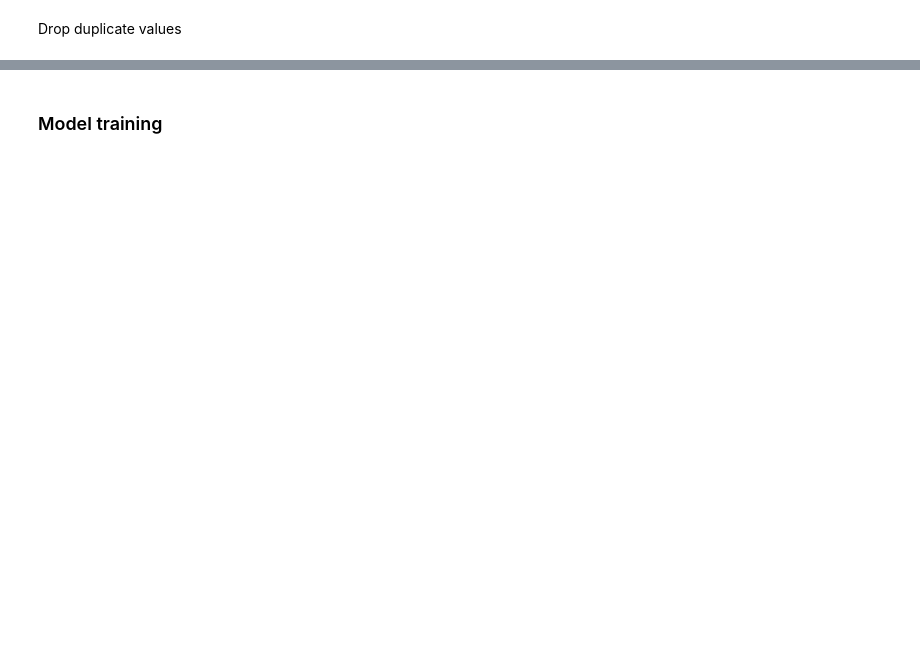
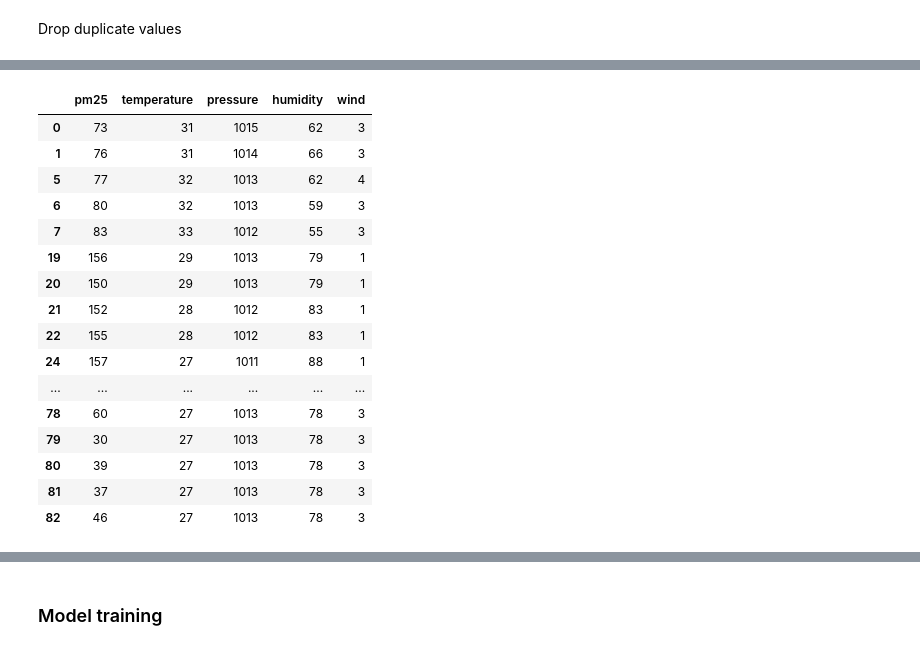
Before and after one commit to joboy-dev/AQI-Project, a Jupyter notebook: ML/aqi.ipynb, the cells around one changed output, grey strips where cells are left out. Saved outputs shown, nothing was run; the diff lists cells and outputs as text; code cells hidden in the pictures; blank space fills up the shorter version.

```diff
--- a/ML/aqi.ipynb
+++ b/ML/aqi.ipynb
@@ -112,0 +106,24 @@ df
+# %%
+df = df[df['temperature'] != '-' ]
+df = df[df['pressure'] != '-' ]
+df = df[df['humidity'] != '-' ]
+df = df[df['wind'] != '-' ]
+df
+# %% [output]
+|  | pm25 | temperature | pressure | humidity | wind |
+| 0 | 73 | 31 | 1015 | 62 | 3 |
+| 1 | 76 | 31 | 1014 | 66 | 3 |
+| 5 | 77 | 32 | 1013 | 62 | 4 |
+| 6 | 80 | 32 | 1013 | 59 | 3 |
+| 7 | 83 | 33 | 1012 | 55 | 3 |
+| 19 | 156 | 29 | 1013 | 79 | 1 |
+| 20 | 150 | 29 | 1013 | 79 | 1 |
+| 21 | 152 | 28 | 1012 | 83 | 1 |
+| 22 | 155 | 28 | 1012 | 83 | 1 |
+| 24 | 157 | 27 | 1011 | 88 | 1 |
+| ... | ... | ... | ... | ... | ... |
+| 78 | 60 | 27 | 1013 | 78 | 3 |
+| 79 | 30 | 27 | 1013 | 78 | 3 |
+| 80 | 39 | 27 | 1013 | 78 | 3 |
+| 81 | 37 | 27 | 1013 | 78 | 3 |
+| 82 | 46 | 27 | 1013 | 78 | 3 |
```
Also changed, not shown: parts of 10 cells of this notebook, 2 other files.
